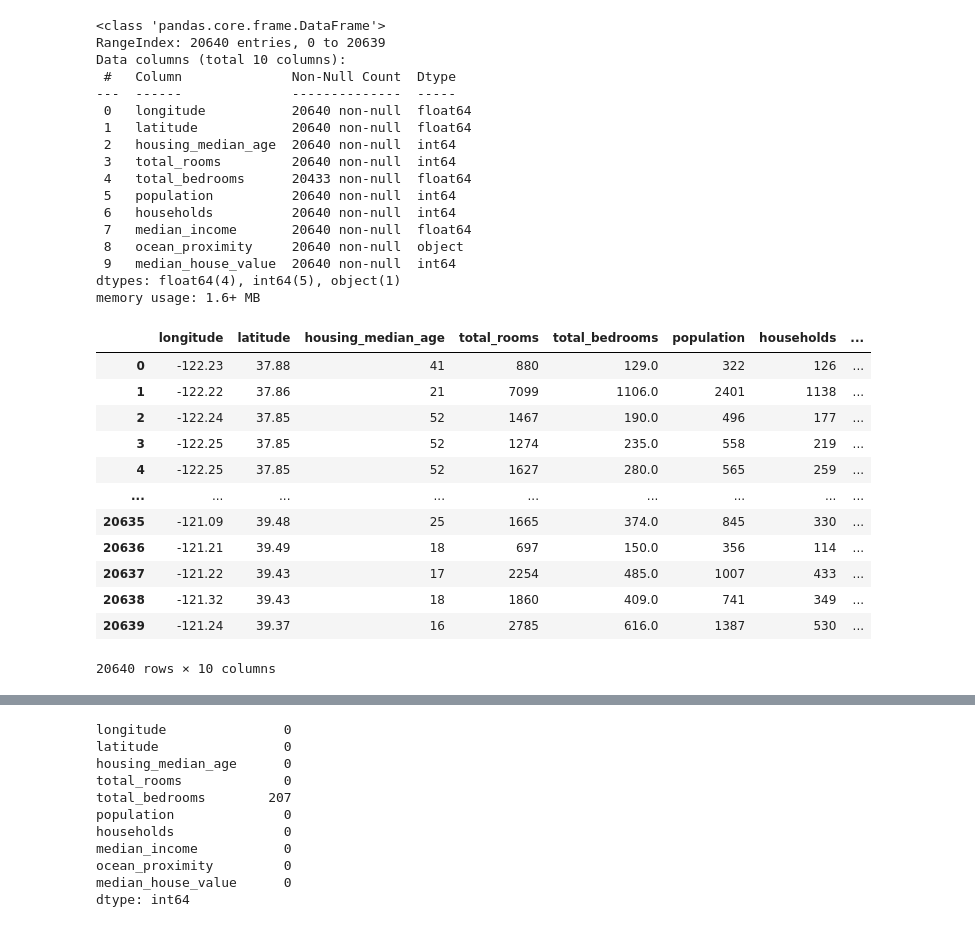
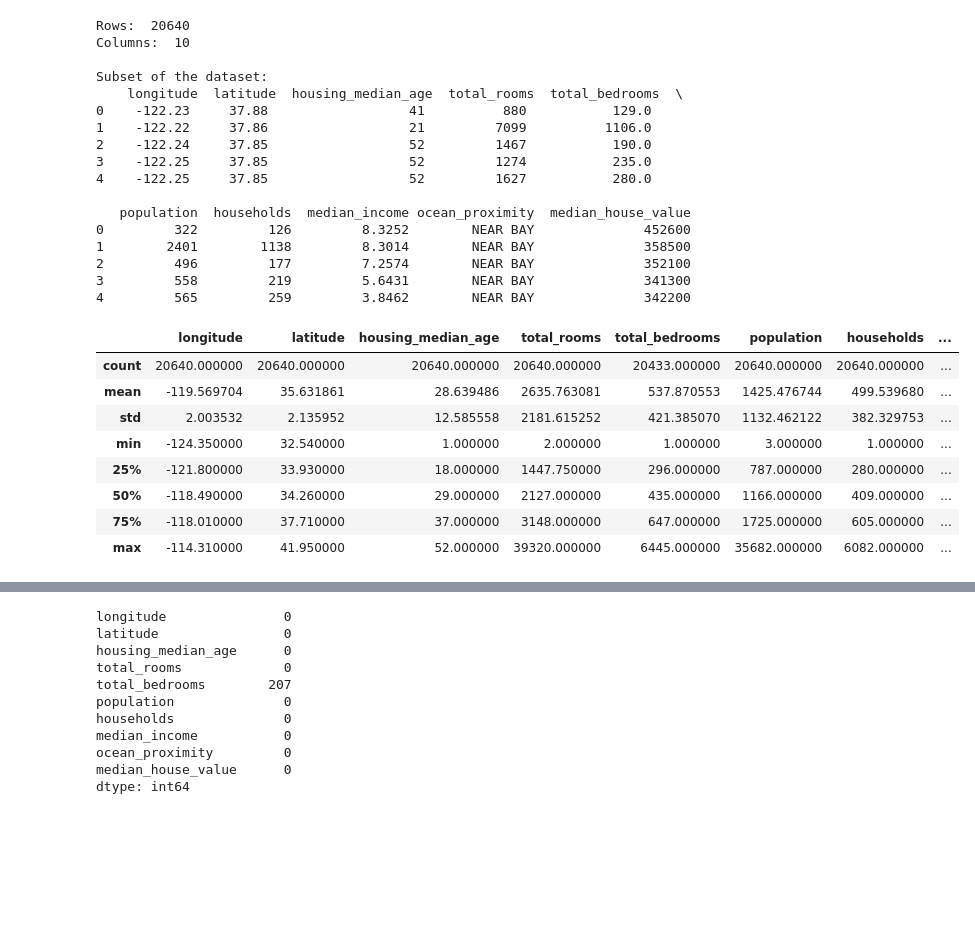
Before and after one commit to AiJared/Carlifornia-House-Price-Prediction, a Jupyter notebook: Carlifornia House Price Prediction.ipynb, the cells around one changed output, grey strips where cells are left out. Cells and saved outputs as stored; diff of their text form; code cells hidden in the pictures; blank space fills up the shorter version.

Commit message:
data preparation

```diff
--- a/Carlifornia House Price Prediction.ipynb
+++ b/Carlifornia House Price Prediction.ipynb
@@ -22,37 +38,36 @@ dataset = pd.read_csv("housing.csv")
 # %%
-dataset.info()
+# preparing and exploring data
+print("Rows: ", dataset.shape[0])
+print("Columns: ", dataset.shape[1], "\n")
+print("Subset of the dataset: \n", dataset.head(), "\n" )
 # %% [output]
-<class 'pandas.core.frame.DataFrame'>
-RangeIndex: 20640 entries, 0 to 20639
-Data columns (total 10 columns):
- #   Column              Non-Null Count  Dtype
----  ------              --------------  -----
- 0   longitude           20640 non-null  float64
- 1   latitude            20640 non-null  float64
- 2   housing_median_age  20640 non-null  int64
- 3   total_rooms         20640 non-null  int64
- 4   total_bedrooms      20433 non-null  float64
- 5   population          20640 non-null  int64
- 6   households          20640 non-null  int64
- 7   median_income       20640 non-null  float64
- 8   ocean_proximity     20640 non-null  object
- 9   median_house_value  20640 non-null  int64
-dtypes: float64(4), int64(5), object(1)
-memory usage: 1.6+ MB
+Rows:  20640
+Columns:  10
+
+Subset of the dataset:
+    longitude  latitude  housing_median_age  total_rooms  total_bedrooms  \
+0    -122.23     37.88                  41          880           129.0
+1    -122.22     37.86                  21         7099          1106.0
+2    -122.24     37.85                  52         1467           190.0
+3    -122.25     37.85                  52         1274           235.0
+4    -122.25     37.85                  52         1627           280.0
+
+   population  households  median_income ocean_proximity  median_house_value
+0         322         126         8.3252        NEAR BAY              452600
+1        2401        1138         8.3014        NEAR BAY              358500
+2         496         177         7.2574        NEAR BAY              352100
+3         558         219         5.6431        NEAR BAY              341300
+4         565         259         3.8462        NEAR BAY              342200
 # %%
-dataset
+dataset.describe()
 # %% [output]
 |  | longitude | latitude | housing_median_age | total_rooms | total_bedrooms | population | households | ... |
-| 0 | -122.23 | 37.88 | 41 | 880 | 129.0 | 322 | 126 | ... |
-| 1 | -122.22 | 37.86 | 21 | 7099 | 1106.0 | 2401 | 1138 | ... |
-| 2 | -122.24 | 37.85 | 52 | 1467 | 190.0 | 496 | 177 | ... |
-| 3 | -122.25 | 37.85 | 52 | 1274 | 235.0 | 558 | 219 | ... |
-| 4 | -122.25 | 37.85 | 52 | 1627 | 280.0 | 565 | 259 | ... |
-| ... | ... | ... | ... | ... | ... | ... | ... | ... |
-| 20635 | -121.09 | 39.48 | 25 | 1665 | 374.0 | 845 | 330 | ... |
-| 20636 | -121.21 | 39.49 | 18 | 697 | 150.0 | 356 | 114 | ... |
-| 20637 | -121.22 | 39.43 | 17 | 2254 | 485.0 | 1007 | 433 | ... |
-| 20638 | -121.32 | 39.43 | 18 | 1860 | 409.0 | 741 | 349 | ... |
-| 20639 | -121.24 | 39.37 | 16 | 2785 | 616.0 | 1387 | 530 | ... |
+| count | 20640.000000 | 20640.000000 | 20640.000000 | 20640.000000 | 20433.000000 | 20640.000000 | 20640.000000 | ... |
+| mean | -119.569704 | 35.631861 | 28.639486 | 2635.763081 | 537.870553 | 1425.476744 | 499.539680 | ... |
+| std | 2.003532 | 2.135952 | 12.585558 | 2181.615252 | 421.385070 | 1132.462122 | 382.329753 | ... |
+| min | -124.350000 | 32.540000 | 1.000000 | 2.000000 | 1.000000 | 3.000000 | 1.000000 | ... |
+| 25% | -121.800000 | 33.930000 | 18.000000 | 1447.750000 | 296.000000 | 787.000000 | 280.000000 | ... |
+| 50% | -118.490000 | 34.260000 | 29.000000 | 2127.000000 | 435.000000 | 1166.000000 | 409.000000 | ... |
+| 75% | -118.010000 | 37.710000 | 37.000000 | 3148.000000 | 647.000000 | 1725.000000 | 605.000000 | ... |
+| max | -114.310000 | 41.950000 | 52.000000 | 39320.000000 | 6445.000000 | 35682.000000 | 6082.000000 | ... |
-20640 rows × 10 columns
 # %%
```
Also changed, not shown: parts of 11 cells of this notebook.
